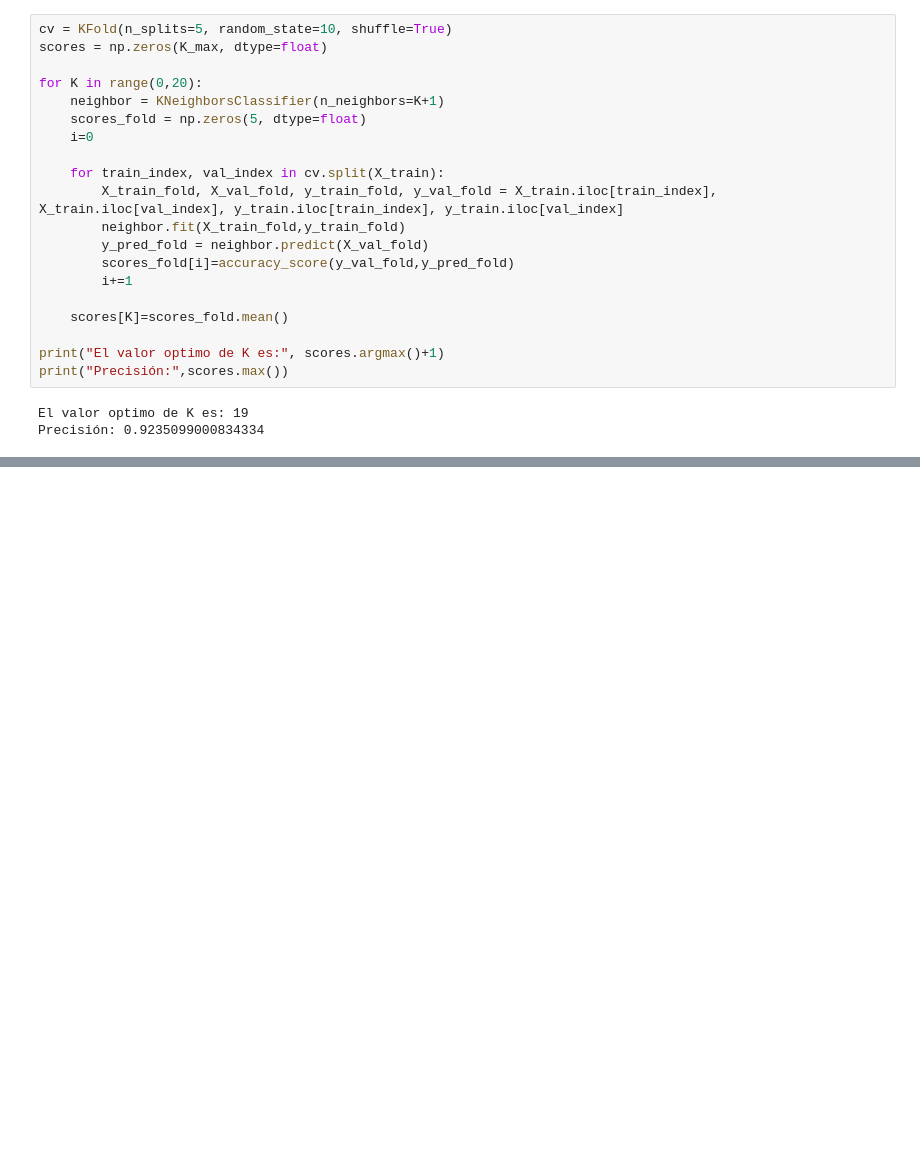
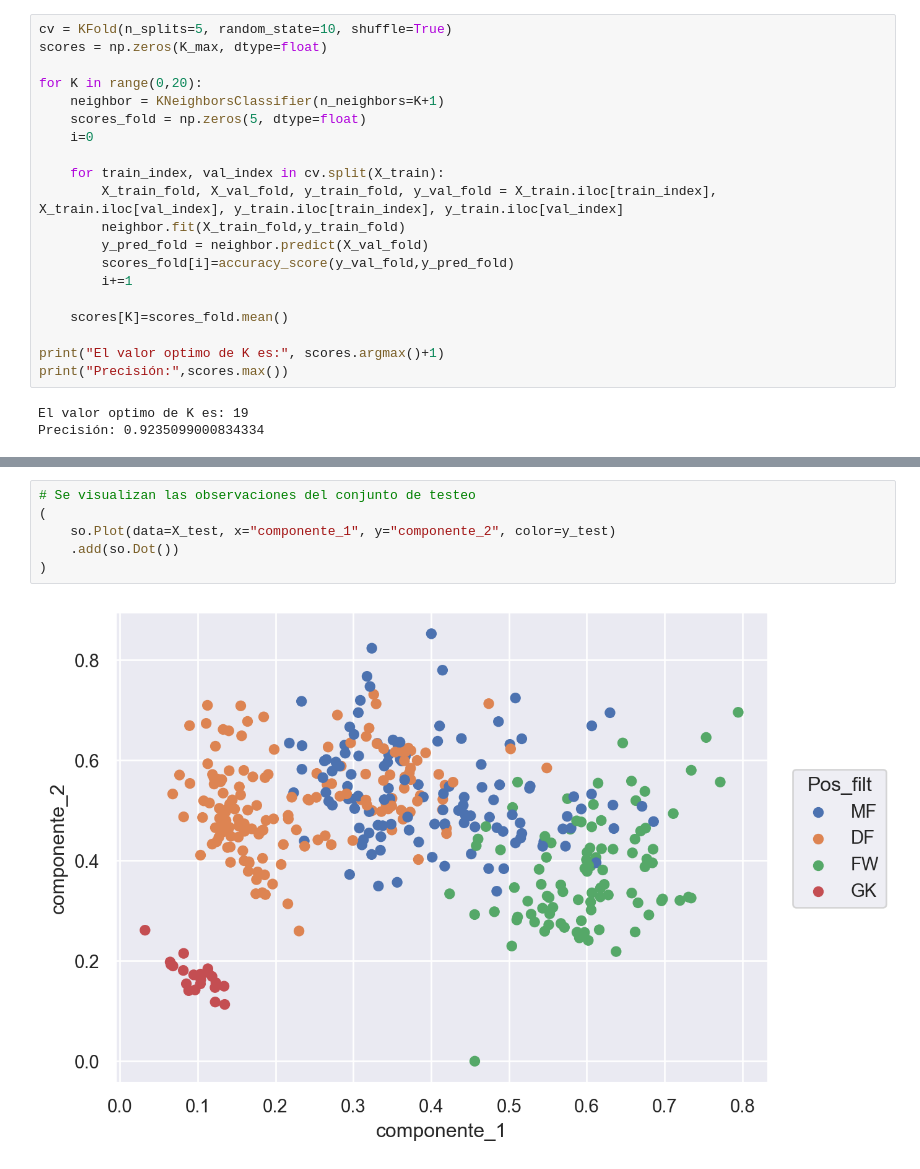
Before and after one commit to mgresnik/trabajo_practico_nro_2, a Jupyter notebook: Laboratorio_de_datos_(LCD)_IC_2024_Trabajo_Práctico_N°_2.ipynb, the cells around one changed output, grey strips where cells are left out. Cells and saved outputs as stored; diff of their text form; blank space fills up the shorter version.

```diff
--- a/Laboratorio_de_datos_(LCD)_IC_2024_Trabajo_Práctico_N°_2.ipynb
+++ b/Laboratorio_de_datos_(LCD)_IC_2024_Trabajo_Práctico_N°_2.ipynb
@@ -574,0 +665,8 @@ Precisión: 0.9235099000834334
+# %%
+# Se visualizan las observaciones del conjunto de testeo
+(
+    so.Plot(data=X_test, x="componente_1", y="componente_2", color=y_test)
+    .add(so.Dot())
+)
+# %% [output]
+[figure, added]
```
Also changed, not shown: parts of 5 cells of this notebook.
